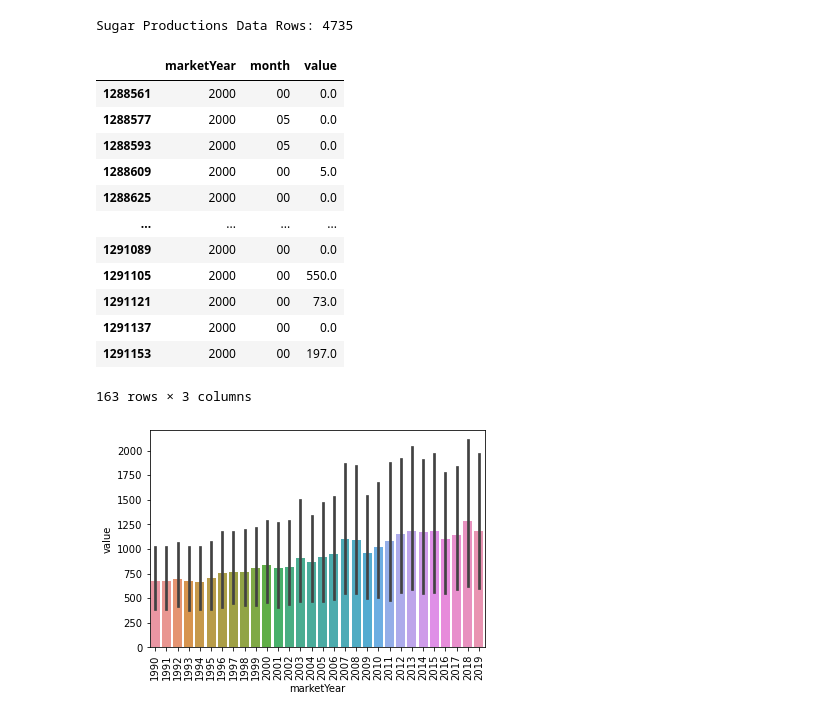
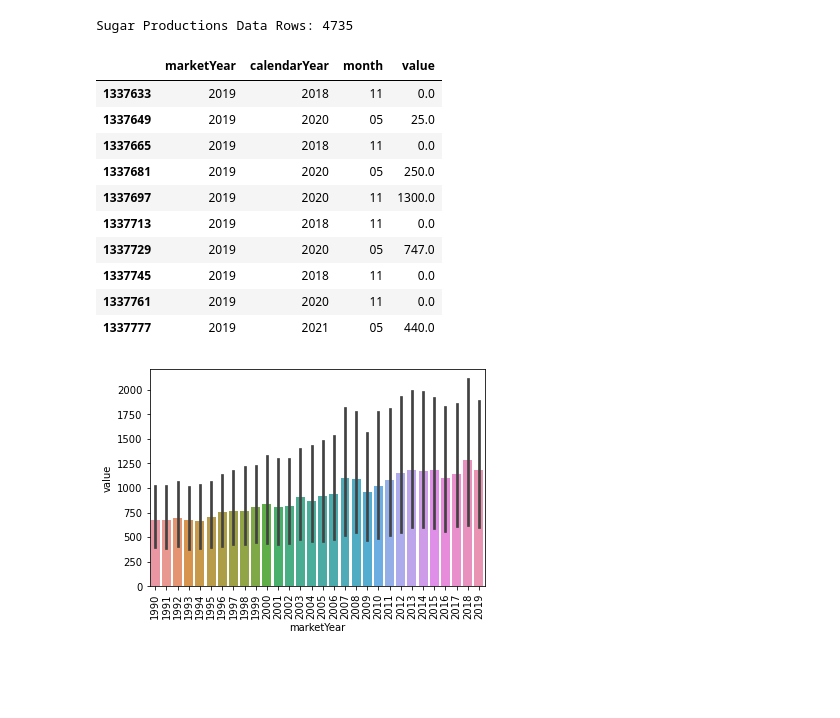
Before and after one commit to DmitriyKhodykin/AgroUS, a Jupyter notebook: notebooks/analytics.ipynb, the cells around one changed output. Saved outputs shown, nothing was run; the diff lists cells and outputs as text; code cells hidden in the pictures; blank space fills up the shorter version.

Commit message:
feat(notebooks): Add table with sugar prod

```diff
--- a/notebooks/analytics.ipynb
+++ b/notebooks/analytics.ipynb
@@ -96,27 +96,25 @@ data[data['commodityName'] == 'Sugar, Centrifugal'].tail()
 # Production
 sugar_production = data[(data['commodityName'] == 'Sugar, Centrifugal') & \
                         (data['attributeName'] == 'Production')]\
-                        [['marketYear', 'month', 'value']]
+                        [['marketYear', 'calendarYear', 'month', 'value']]
 
 print('Sugar Productions Data Rows:', len(sugar_production))
 # %% [output]
 Sugar Productions Data Rows: 4735
 # %%
-sugar_production[sugar_production['marketYear'] == '2000']
+sugar_production[sugar_production['marketYear'] == '2019'].tail(10)
 # %% [output]
-|  | marketYear | month | value |
-| 1288561 | 2000 | 00 | 0.0 |
-| 1288577 | 2000 | 05 | 0.0 |
-| 1288593 | 2000 | 05 | 0.0 |
-| 1288609 | 2000 | 00 | 5.0 |
-| 1288625 | 2000 | 00 | 0.0 |
-| ... | ... | ... | ... |
-| 1291089 | 2000 | 00 | 0.0 |
-| 1291105 | 2000 | 00 | 550.0 |
-| 1291121 | 2000 | 00 | 73.0 |
-| 1291137 | 2000 | 00 | 0.0 |
-| 1291153 | 2000 | 00 | 197.0 |
+|  | marketYear | calendarYear | month | value |
+| 1337633 | 2019 | 2018 | 11 | 0.0 |
+| 1337649 | 2019 | 2020 | 05 | 25.0 |
+| 1337665 | 2019 | 2018 | 11 | 0.0 |
+| 1337681 | 2019 | 2020 | 05 | 250.0 |
+| 1337697 | 2019 | 2020 | 11 | 1300.0 |
+| 1337713 | 2019 | 2018 | 11 | 0.0 |
+| 1337729 | 2019 | 2020 | 05 | 747.0 |
+| 1337745 | 2019 | 2018 | 11 | 0.0 |
+| 1337761 | 2019 | 2020 | 11 | 0.0 |
+| 1337777 | 2019 | 2021 | 05 | 440.0 |
-163 rows × 3 columns
 # %%
 def show_barplot(data, x_label, y_label):
     """
@@ -130,4 +128,4 @@ def show_barplot(data, x_label, y_label):
 
 show_barplot(sugar_production, 'marketYear', 'value')
 # %% [output]
-[figure, old version]
+[figure, new version]
```
